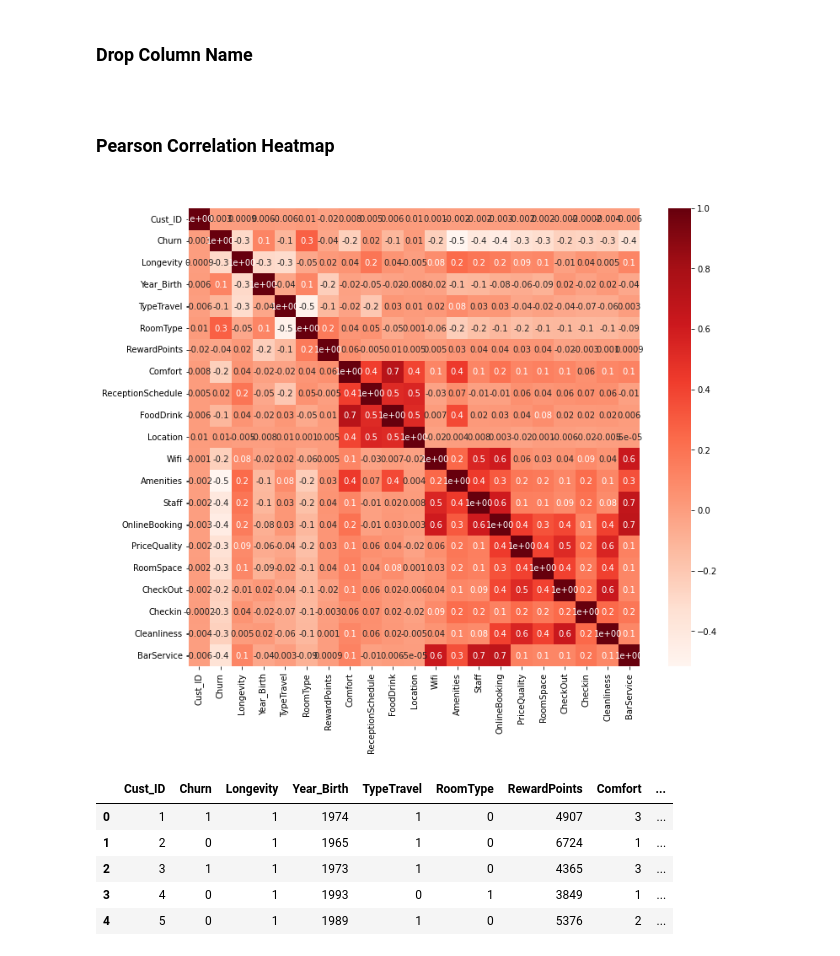
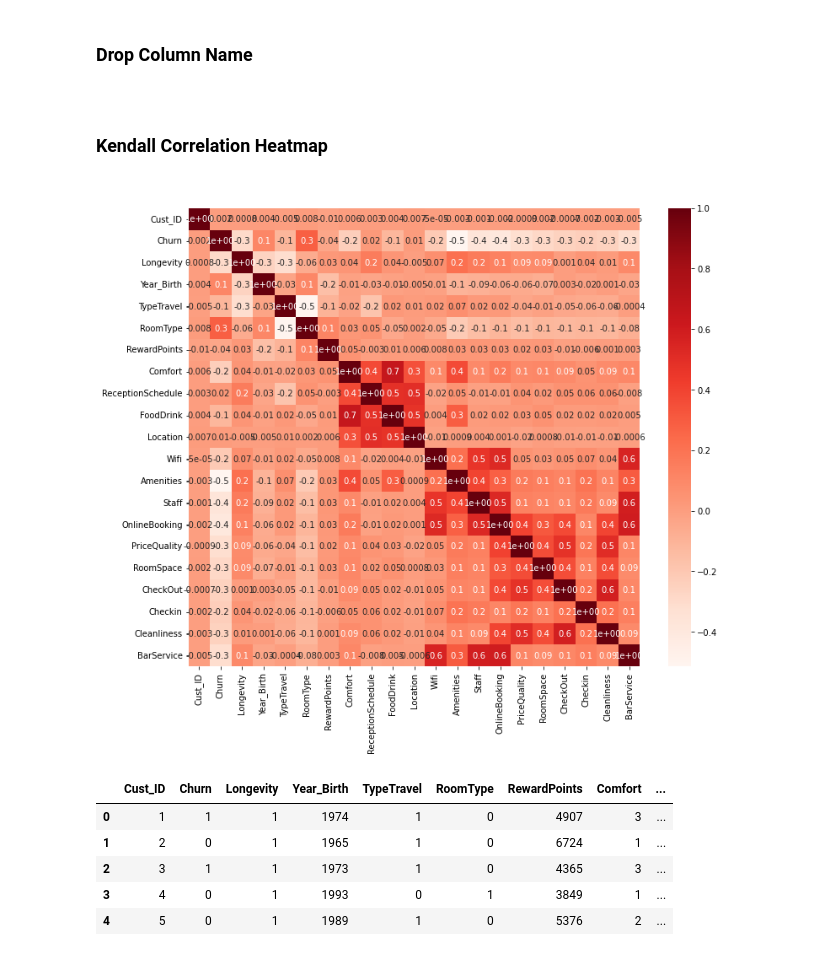
Before and after one commit to Leon209/Project_1-Supervised-Model, a Jupyter notebook: Project 1.ipynb, the cells around one changed output. Saved outputs shown, nothing was run; the diff lists cells and outputs as text; code cells hidden in the pictures.

```diff
--- a/Project 1.ipynb
+++ b/Project 1.ipynb
@@ -334,19 +364,19 @@ Name: RoomType, dtype: int64
 # %%
 data.drop(['Name'], axis=1, inplace=True)
 # %% [markdown]
-<h3>Pearson Correlation Heatmap<h3>
+<h3>Kendall Correlation Heatmap<h3>
 # %%
-#pearson correlation
-cor_pearson = data.corr(method ='pearson')
+#Kendall correlation
+cor_kendall= data.corr(method ='kendall')
 #Heatmap function defined
 def cor_heatmap(cor):
     plt.figure(figsize=(12,10))
     sns.heatmap(data = cor, annot = True, cmap = plt.cm.Reds, fmt='.1')
     plt.show()
 #print correlation
-cor_heatmap(cor_pearson)
+cor_heatmap(cor_kendall)
 # %% [output]
-[figure, old version]
+[figure, new version]
 # %%
 data.head()
 # %% [output]
```
Also changed, not shown: parts of 40 cells of this notebook.
